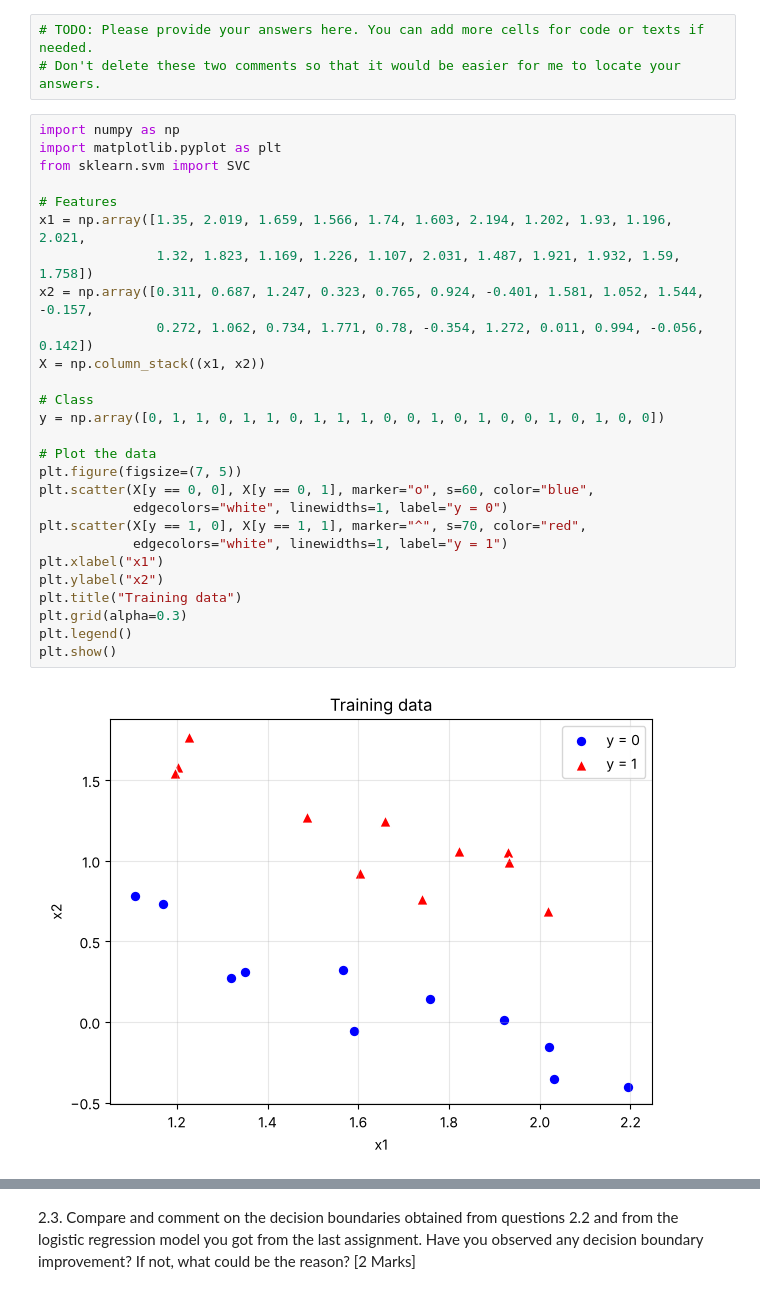
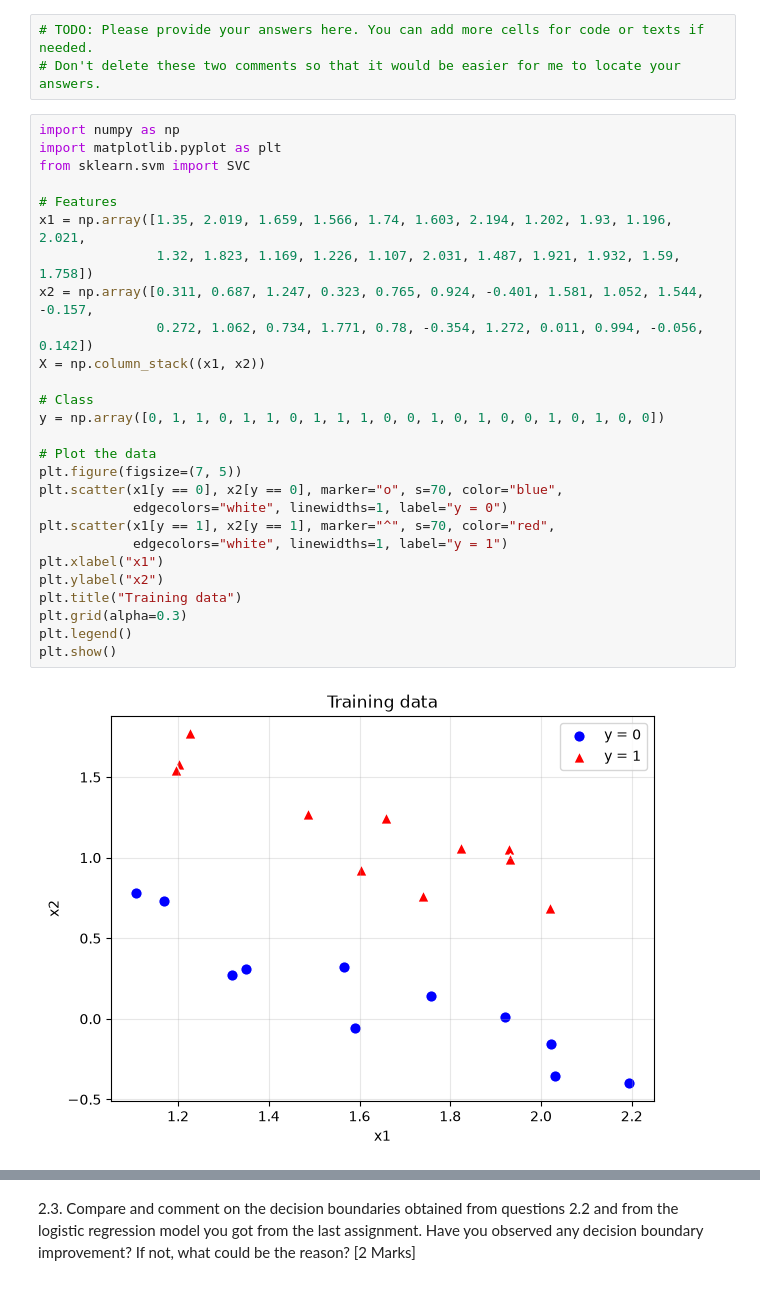
Before and after one commit to 25adiaz-apps/assignment-3-machine-learning, a Jupyter notebook: notebooks/CIVE779MachineLearningforEngineers-Assignment3.ipynb, the cells around one changed output, grey strips where cells are left out. Cells and saved outputs as stored; diff of their text form.

```diff
--- a/notebooks/CIVE779MachineLearningforEngineers-Assignment3.ipynb
+++ b/notebooks/CIVE779MachineLearningforEngineers-Assignment3.ipynb
@@ -189,30 +189,30 @@ In contrast, a **soft margin SVM** allows samples to lie inside the margin or ev
 # %%
 import numpy as np
 import matplotlib.pyplot as plt
 from sklearn.svm import SVC
 
 # Features
 x1 = np.array([1.35, 2.019, 1.659, 1.566, 1.74, 1.603, 2.194, 1.202, 1.93, 1.196, 2.021,
                1.32, 1.823, 1.169, 1.226, 1.107, 2.031, 1.487, 1.921, 1.932, 1.59, 1.758])
 x2 = np.array([0.311, 0.687, 1.247, 0.323, 0.765, 0.924, -0.401, 1.581, 1.052, 1.544, -0.157,
                0.272, 1.062, 0.734, 1.771, 0.78, -0.354, 1.272, 0.011, 0.994, -0.056, 0.142])
 X = np.column_stack((x1, x2))
 
 # Class
 y = np.array([0, 1, 1, 0, 1, 1, 0, 1, 1, 1, 0, 0, 1, 0, 1, 0, 0, 1, 0, 1, 0, 0])
 
 # Plot the data
 plt.figure(figsize=(7, 5))
-plt.scatter(X[y == 0, 0], X[y == 0, 1], marker="o", s=60, color="blue",
+plt.scatter(x1[y == 0], x2[y == 0], marker="o", s=70, color="blue",
             edgecolors="white", linewidths=1, label="y = 0")
-plt.scatter(X[y == 1, 0], X[y == 1, 1], marker="^", s=70, color="red",
+plt.scatter(x1[y == 1], x2[y == 1], marker="^", s=70, color="red",
             edgecolors="white", linewidths=1, label="y = 1")
 plt.xlabel("x1")
 plt.ylabel("x2")
 plt.title("Training data")
 plt.grid(alpha=0.3)
 plt.legend()
 plt.show()
 # %% [output]
-[figure, old version]
+[figure, new version]
 # %% [markdown]
```
Also changed, not shown: parts of 5 cells of this notebook.
